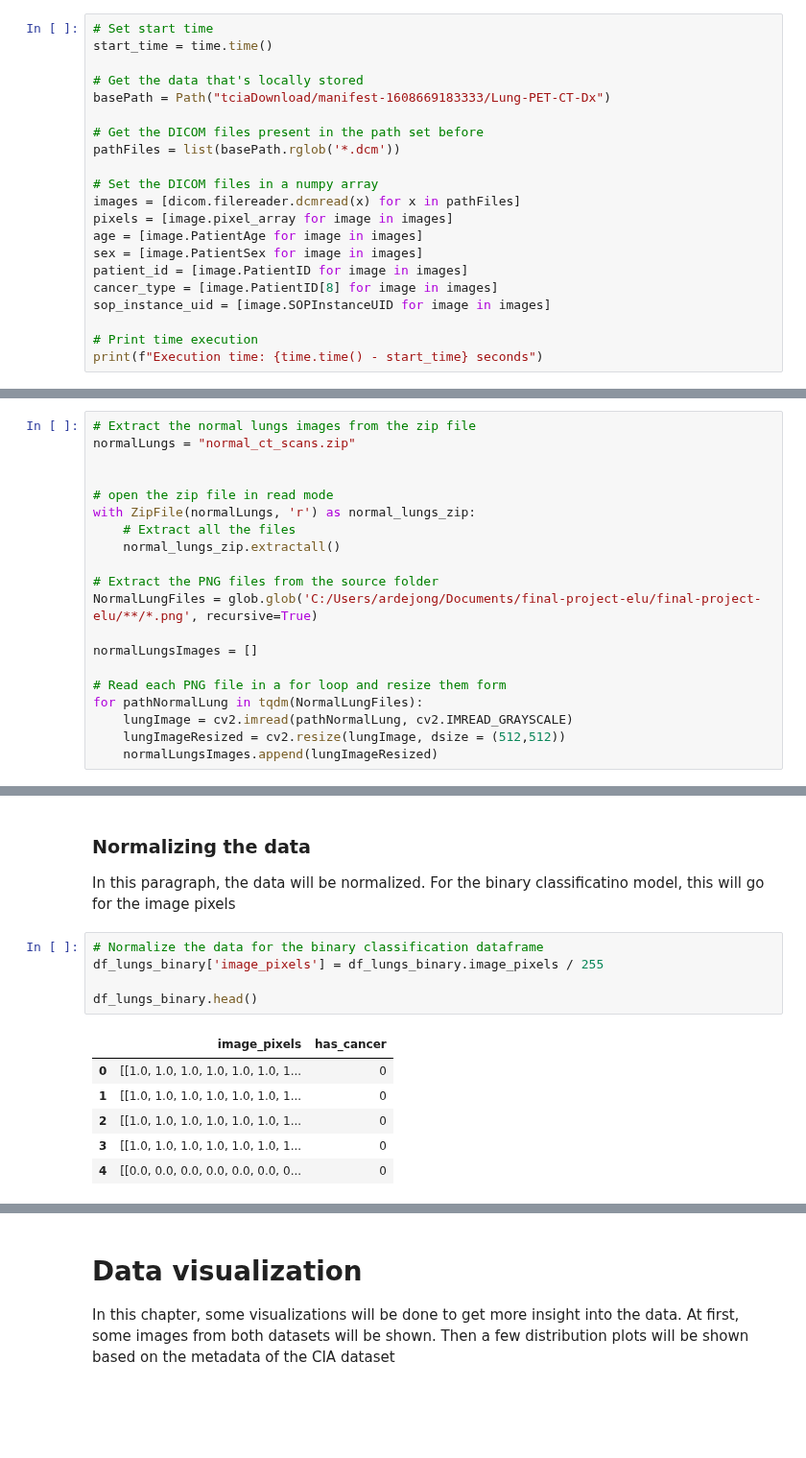
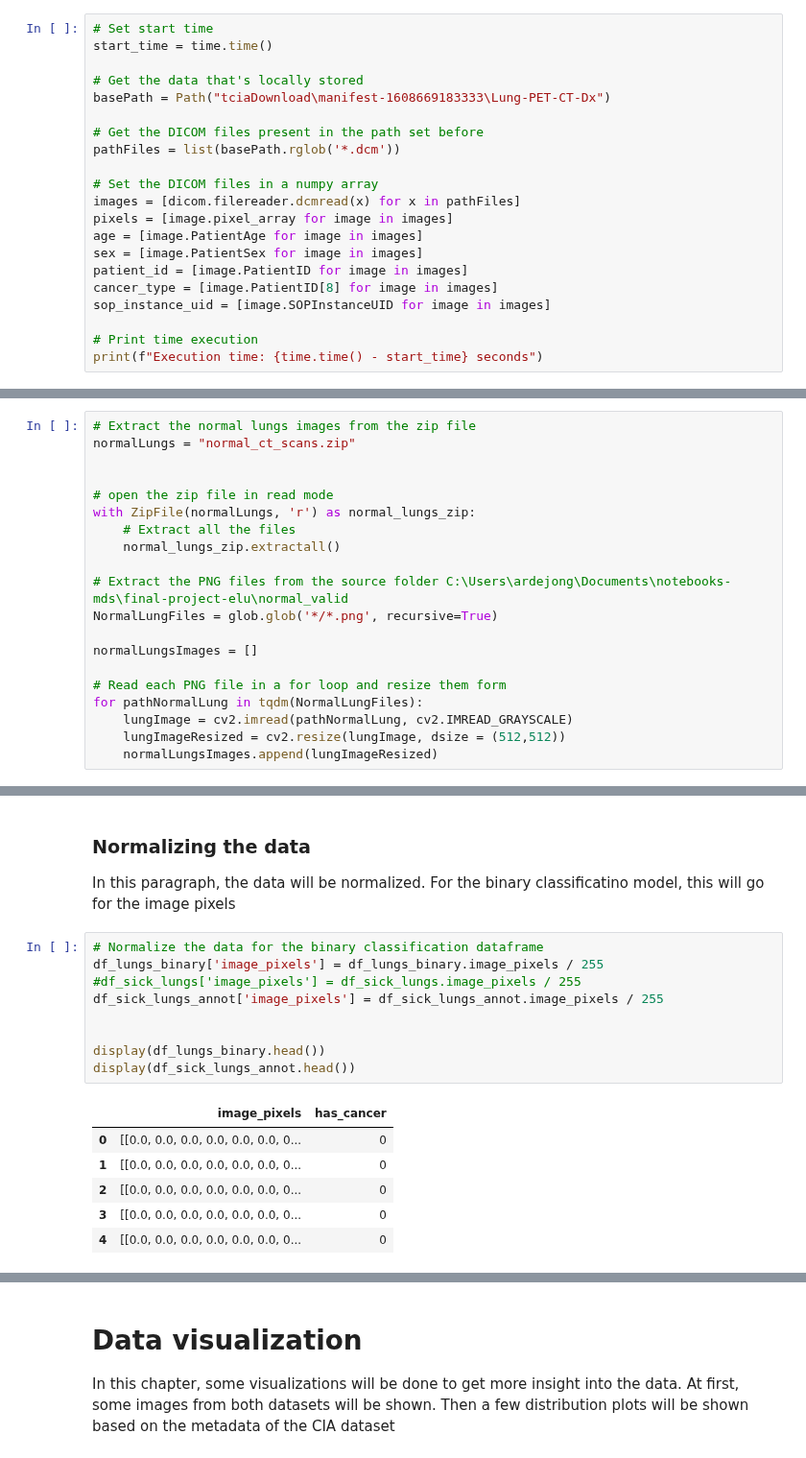
Before and after one commit to arondejong99/final-project-elu, a Jupyter notebook: final-project.ipynb, the cells around one changed output, grey strips where cells are left out. Shown at 96% size. Drawn from its saved outputs; the diff is of its cells as text; blank space fills up the shorter version.

Commit message:
Finalised first version of project.
Added conclusion section and moved a few code cells

```diff
--- a/final-project.ipynb
+++ b/final-project.ipynb
@@ -54,7 +44,7 @@ A subselection was selected from CIA to avoid having a too big dataset to be pro
 start_time = time.time()
 
 # Get the data that's locally stored
-basePath = Path("tciaDownload/manifest-1608669183333/Lung-PET-CT-Dx")
+basePath = Path("tciaDownload\manifest-1608669183333\Lung-PET-CT-Dx")
 
 # Get the DICOM files present in the path set before
 pathFiles = list(basePath.rglob('*.dcm'))
@@ -203,8 +213,8 @@ with ZipFile(normalLungs, 'r') as normal_lungs_zip:
     # Extract all the files
     normal_lungs_zip.extractall()
 
-# Extract the PNG files from the source folder
-NormalLungFiles = glob.glob('C:/Users/ardejong/Documents/final-project-elu/final-project-elu/**/*.png', recursive=True)
+# Extract the PNG files from the source folder C:\Users\ardejong\Documents\notebooks-mds\final-project-elu\normal_valid
+NormalLungFiles = glob.glob('*/*.png', recursive=True)
 
 normalLungsImages = []
 
@@ -342,12 +357,16 @@ In this paragraph, the data will be normalized. For the binary classificatino mo
 # %%
 # Normalize the data for the binary classification dataframe
 df_lungs_binary['image_pixels'] = df_lungs_binary.image_pixels / 255
+#df_sick_lungs['image_pixels'] = df_sick_lungs.image_pixels / 255
+df_sick_lungs_annot['image_pixels'] = df_sick_lungs_annot.image_pixels / 255
 
-df_lungs_binary.head()
+
+display(df_lungs_binary.head())
+display(df_sick_lungs_annot.head())
 # %% [output]
 |  | image_pixels | has_cancer |
-| 0 | [[1.0, 1.0, 1.0, 1.0, 1.0, 1.0, 1... | 0 |
-| 1 | [[1.0, 1.0, 1.0, 1.0, 1.0, 1.0, 1... | 0 |
-| 2 | [[1.0, 1.0, 1.0, 1.0, 1.0, 1.0, 1... | 0 |
-| 3 | [[1.0, 1.0, 1.0, 1.0, 1.0, 1.0, 1... | 0 |
+| 0 | [[0.0, 0.0, 0.0, 0.0, 0.0, 0.0, 0... | 0 |
+| 1 | [[0.0, 0.0, 0.0, 0.0, 0.0, 0.0, 0... | 0 |
+| 2 | [[0.0, 0.0, 0.0, 0.0, 0.0, 0.0, 0... | 0 |
+| 3 | [[0.0, 0.0, 0.0, 0.0, 0.0, 0.0, 0... | 0 |
 | 4 | [[0.0, 0.0, 0.0, 0.0, 0.0, 0.0, 0... | 0 |
```
Also changed, not shown: parts of 45 cells of this notebook.
